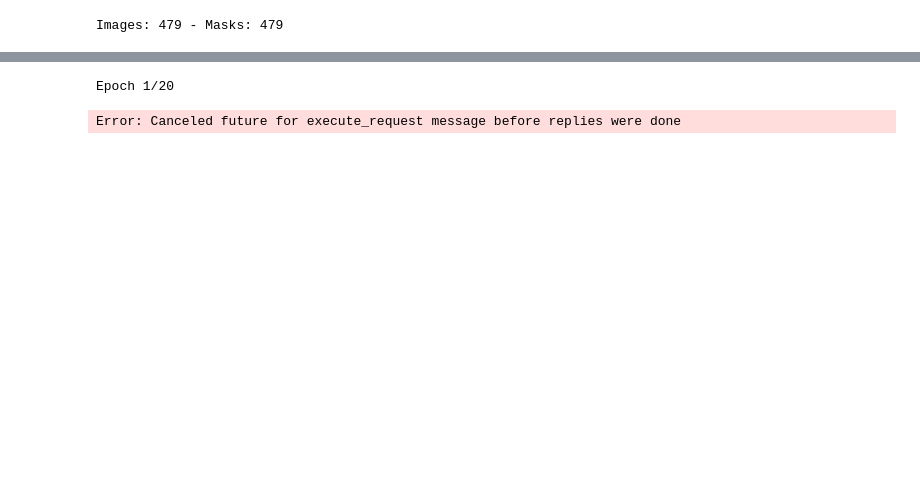
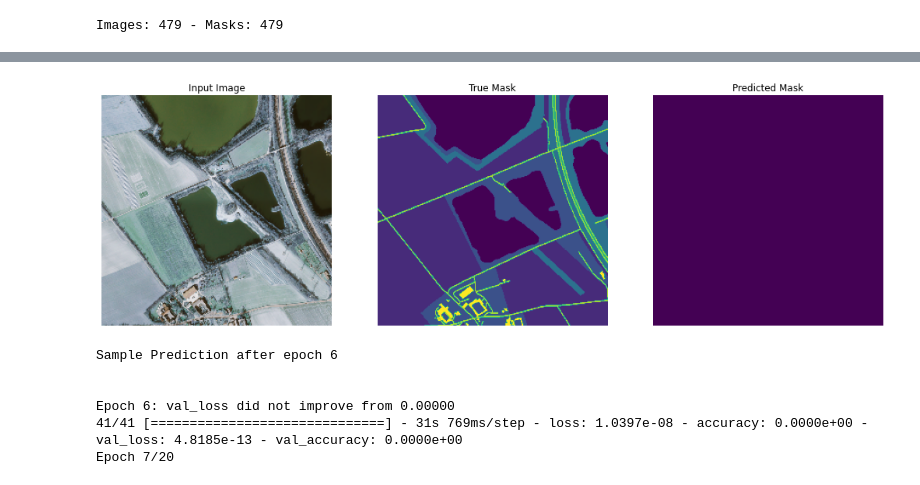
Before and after one commit to bensh3/musa-650-final-project, a Jupyter notebook: main.ipynb, the cells around one changed output, grey strips where cells are left out. Saved outputs shown, nothing was run; the diff lists cells and outputs as text; code cells hidden in the pictures; blank space fills up the shorter version.

Commit message:
upload model for now

```diff
--- a/main.ipynb
+++ b/main.ipynb
@@ -71,13 +72,13 @@ LEN_DATA = len(images)
 geonrw = tf.data.Dataset.from_tensor_slices((images, masks))
 geonrw = geonrw.shuffle(buffer_size=LEN_DATA)
 geonrw = geonrw.map(preprocess)
-geonrw = geonrw.batch(8)
+geonrw = geonrw.batch(BATCH_SIZE)
 geonrw = geonrw.prefetch(buffer_size=AUTOTUNE)
 # %% [output]
 Images: 479 - Masks: 479
 # %%
-geonrw_tr = geonrw.take(int(LEN_DATA / BATCH_SIZE * 0.3))
-geonrw_te = geonrw.skip(int(LEN_DATA / BATCH_SIZE * 0.3))
+geonrw_tr = geonrw.take(int(LEN_DATA / BATCH_SIZE * 0.7))
+geonrw_te = geonrw.skip(int(LEN_DATA / BATCH_SIZE * 0.7))
 # %%
 def display_sample(display_list):
 
@@ -149,26 +150,9 @@ def build_unet():
 # %%
 model = build_unet()
 
-model.compile(optimizer=tf.keras.optimizers.Adam(),
+model.compile(optimizer=tf.keras.optimizers.Adam(learning_rate=0.0001),
                   loss="sparse_categorical_crossentropy",
                   metrics="accuracy")
 # %%
 # from numba import cuda
 # cuda.get_current_device().reset()
-# %%
-NUM_EPOCHS = 20
-TRAIN_LENGTH = len(geonrw_tr)
-STEPS_PER_EPOCH = TRAIN_LENGTH // BATCH_SIZE
-VAL_SUBSPLITS = 5
-TEST_LENGTH = len(geonrw_te)
-VALIDATION_STEPS = TEST_LENGTH // BATCH_SIZE // VAL_SUBSPLITS
-model_history = model.fit(geonrw_tr,
-                              epochs=NUM_EPOCHS,
-                            #   steps_per_epoch=STEPS_PER_EPOCH,
-                            #   validation_steps=VALIDATION_STEPS,
-                              validation_data=geonrw_te,
-                              shuffle=True,
-                              verbose=1)
-# %% [output]
-Epoch 1/20
-Error: Canceled future for execute_request message before replies were done
@@ -174,0 +223,31 @@ Error: Canceled future for execute_request message before replies were done
+# %%
+NUM_EPOCHS = 20
+TRAIN_SIZE = len(geonrw_tr)
+TEST_SIZE = len(geonrw_te)
+STEPS_PER_EPOCH = TRAIN_SIZE // BATCH_SIZE
+VALIDATION_STEPS = TEST_SIZE // BATCH_SIZE
+
+callbacks = [
+    # to show samples after each epoch
+    DisplayCallback(),
+    # if no accuracy improvements we can stop the training directly
+    tf.keras.callbacks.EarlyStopping(patience=10, verbose=1),
+    # to save checkpoints
+    tf.keras.callbacks.ModelCheckpoint('best_model_unet.h5', verbose=1, save_best_only=True, save_weights_only=True)
+]
+
+model_history = model.fit(geonrw_tr,
+                          epochs=NUM_EPOCHS,
+                        #   steps_per_epoch=STEPS_PER_EPOCH,
+                        #   validation_steps=VALIDATION_STEPS,
+                          validation_data=geonrw_te,
+                          verbose=1,
+                          callbacks=callbacks)
+# %% [output]
+[figure, added]
+Sample Prediction after epoch 6
+
+
+Epoch 6: val_loss did not improve from 0.00000
+41/41 [==============================] - 31s 769ms/step - loss: 1.0397e-08 - accuracy: 0.0000e+00 - val_loss: 4.8185e-13 - val_accuracy: 0.0000e+00
+Epoch 7/20
```
Also changed, not shown: parts of 4 cells of this notebook, 1 other file.
